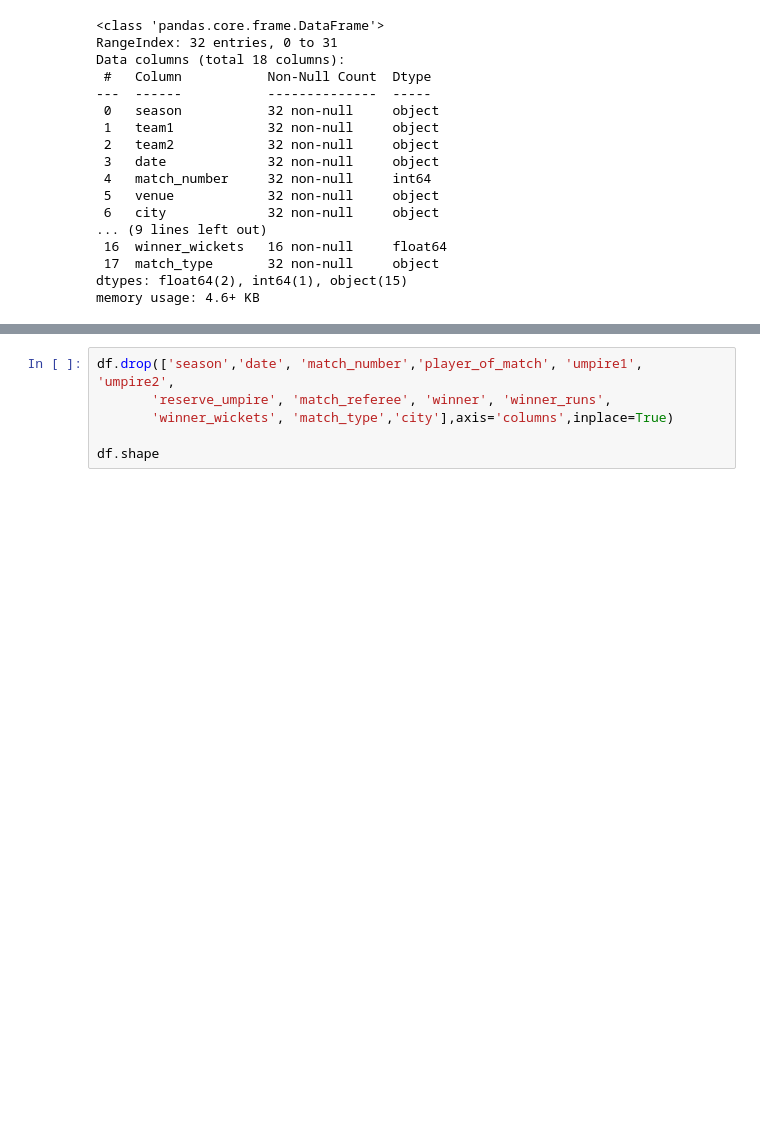
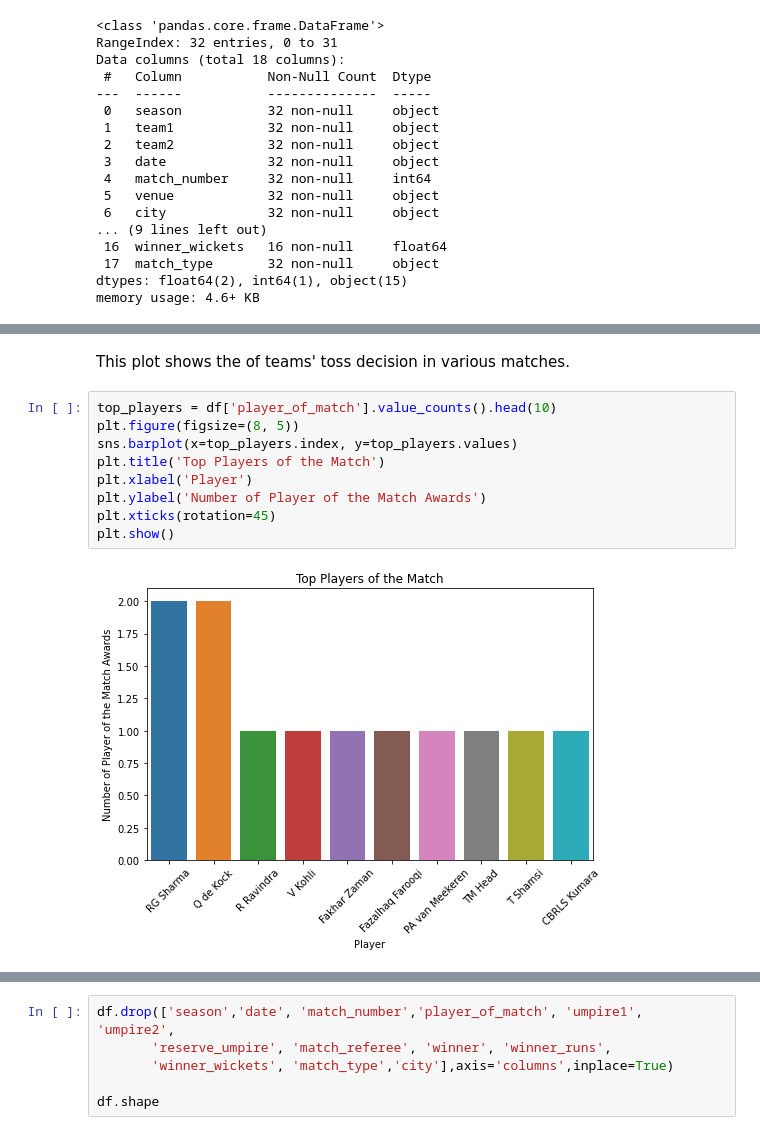
Before and after one commit to NancyPatel11/Data-Mining-Course-Project-3, a Jupyter notebook: code_files/toss_decision.ipynb, the cells around one changed output, grey strips where cells are left out. Cells and saved outputs as stored; diff of their text form; blank space fills up the shorter version.

```diff
--- a/code_files/toss_decision.ipynb
+++ b/code_files/toss_decision.ipynb
@@ -49,0 +95,13 @@ memory usage: 4.6+ KB
+# %% [markdown]
+This plot shows the of teams' toss decision in various matches.
+# %%
+top_players = df['player_of_match'].value_counts().head(10)
+plt.figure(figsize=(8, 5))
+sns.barplot(x=top_players.index, y=top_players.values)
+plt.title('Top Players of the Match')
+plt.xlabel('Player')
+plt.ylabel('Number of Player of the Match Awards')
+plt.xticks(rotation=45)
+plt.show()
+# %% [output]
+[figure, added]
```
Also changed, not shown: parts of 21 cells of this notebook.
